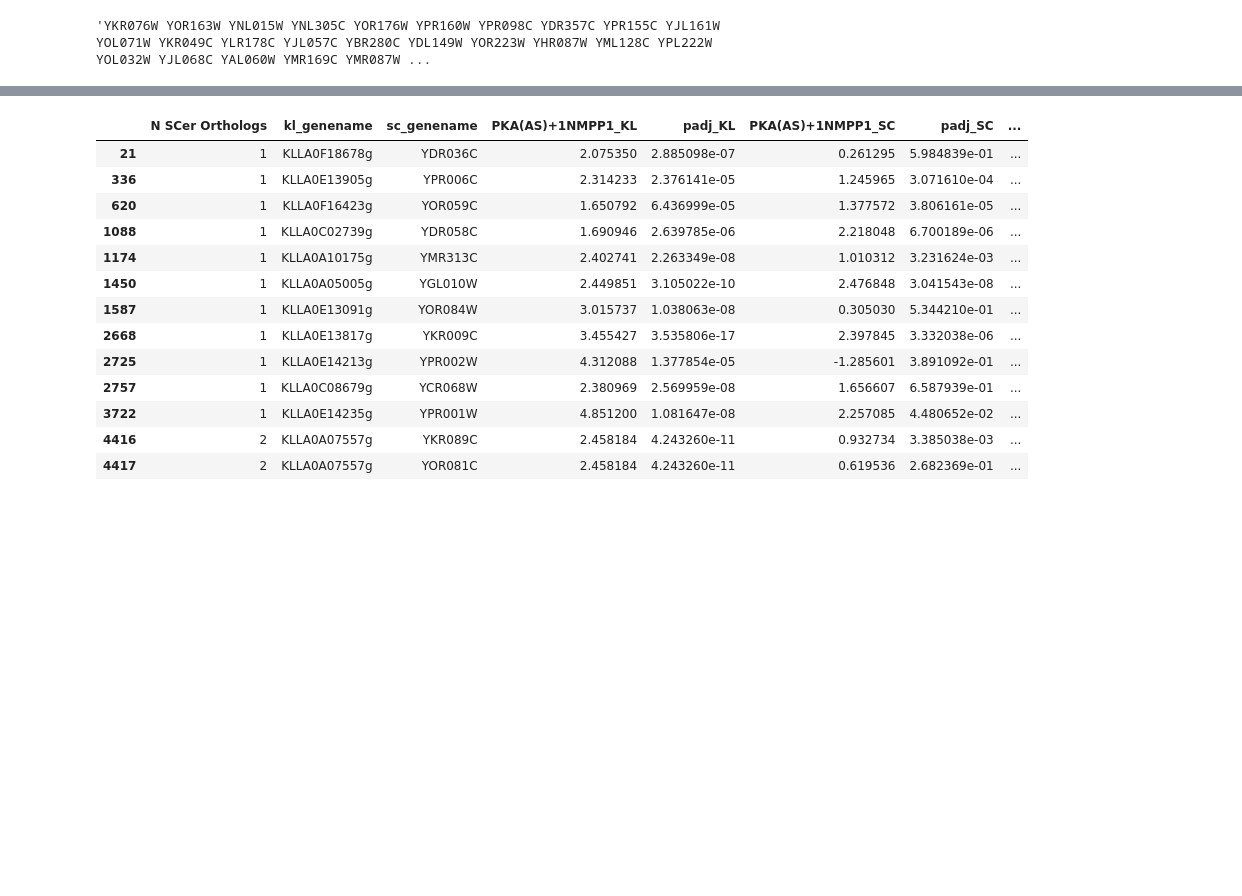
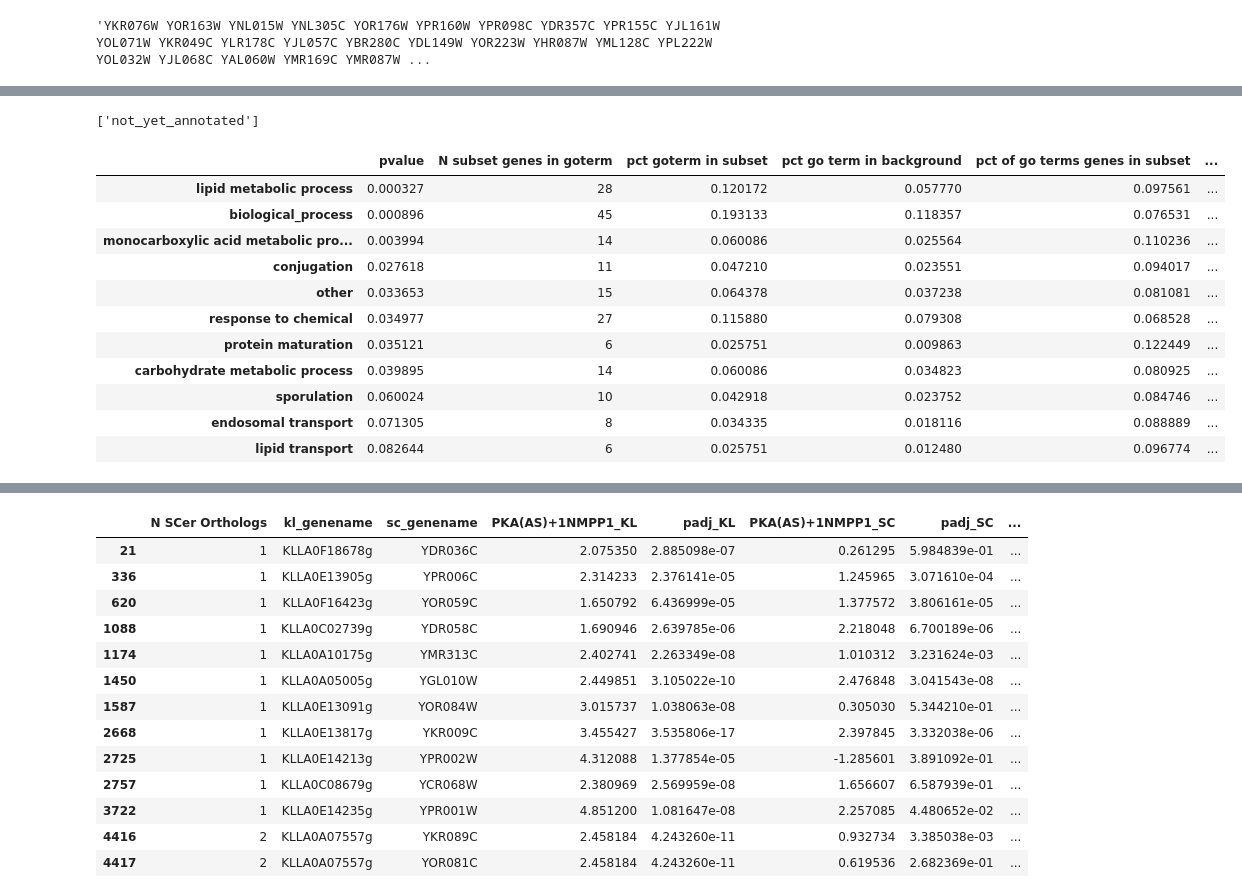
Before and after one commit to heineike02/yeast_esr_expression_analysis, a Jupyter notebook: scripts/20170817_klscpka_go_analysis.ipynb, the cells around one changed output, grey strips where cells are left out. Saved outputs shown, nothing was run; the diff lists cells and outputs as text; code cells hidden in the pictures; blank space fills up the shorter version.

```diff
--- a/scripts/20170817_klscpka_go_analysis.ipynb
+++ b/scripts/20170817_klscpka_go_analysis.ipynb
@@ -7,2 +41,2 @@ service = Service("https://yeastmine.yeastgenome.org:443/yeastmine/service", tok
 # %%
-kl_sc_PKA_data = pd.read_pickle(data_processing_dir + "20170817_klscpka/kl_sc_PKA_data_SDC_t40_AsMinvAsPlus.pkl")
+kl_sc_PKA_data = pd.read_pickle(data_processing_dir + "20170817_klscpka" + os.sep + "kl_sc_PKA_data_SDC_t40_AsMinvAsPlus.pkl")
@@ -42,0 +126,3 @@ kl_sc_PKA_data_unsig = kl_sc_PKA_data.loc[list(unsig_ind)]
+# %%
+#See which genes correspond to JSO targets.
+jso_msn2_targets = ['SSA1', 'SSA4', 'HSP104', 'CTT1', 'TPK1', 'TFS1', 'DDR2', 'TSA1', 'HSP12', 'TMA10', 'TPS2', 'RTC3', 'GPH1', 'HXK1', 'TSA2', 'CYC7', 'PNC1', 'GSY1', 'FMP48', 'SS13', 'ALD4', 'YNR014W', 'HOR2', 'YOR173W', 'RAS2', 'GLK1', 'GPD1', 'HSP26', 'SIP18', 'TKL2', 'FMP16', 'ALD3', 'PGM2']
@@ -42,0 +344,6 @@ kl_sc_PKA_data_unsig = kl_sc_PKA_data.loc[list(unsig_ind)]
+# %%
+go_term_list_filtered = go_term_list.copy()
+go_term_list_filtered.remove('not_yet_annotated')
+[term for term in go_term_list if term =='not_yet_annotated']
+# %% [output]
+['not_yet_annotated']
@@ -42,0 +352,19 @@ kl_sc_PKA_data_unsig = kl_sc_PKA_data.loc[list(unsig_ind)]
+# %%
+go_term_df = gene_set_enrichment['klsig_act']
+go_term_df_cutoff = go_term_df[go_term_df['pvalue']<0.1].sort_values('pvalue')
+#",".join(list(go_term_df_cutoff.loc['lipid metabolic process']['genes']))
+go_term_df_cutoff[['pvalue','N subset genes in goterm','pct goterm in subset',
+                   'pct go term in background','pct of go terms genes in subset','genes common name']]
+# %% [output]
+|  | pvalue | N subset genes in goterm | pct goterm in subset | pct go term in background | pct of go terms genes in subset | ... |
+| lipid metabolic process | 0.000327 | 28 | 0.120172 | 0.057770 | 0.097561 | ... |
+| biological_process | 0.000896 | 45 | 0.193133 | 0.118357 | 0.076531 | ... |
+| monocarboxylic acid metabolic pro... | 0.003994 | 14 | 0.060086 | 0.025564 | 0.110236 | ... |
+| conjugation | 0.027618 | 11 | 0.047210 | 0.023551 | 0.094017 | ... |
+| other | 0.033653 | 15 | 0.064378 | 0.037238 | 0.081081 | ... |
+| response to chemical | 0.034977 | 27 | 0.115880 | 0.079308 | 0.068528 | ... |
+| protein maturation | 0.035121 | 6 | 0.025751 | 0.009863 | 0.122449 | ... |
+| carbohydrate metabolic process | 0.039895 | 14 | 0.060086 | 0.034823 | 0.080925 | ... |
+| sporulation | 0.060024 | 10 | 0.042918 | 0.023752 | 0.084746 | ... |
+| endosomal transport | 0.071305 | 8 | 0.034335 | 0.018116 | 0.088889 | ... |
+| lipid transport | 0.082644 | 6 | 0.025751 | 0.012480 | 0.096774 | ... |
```
Also changed, not shown: parts of 19 cells of this notebook, 7 other files.
